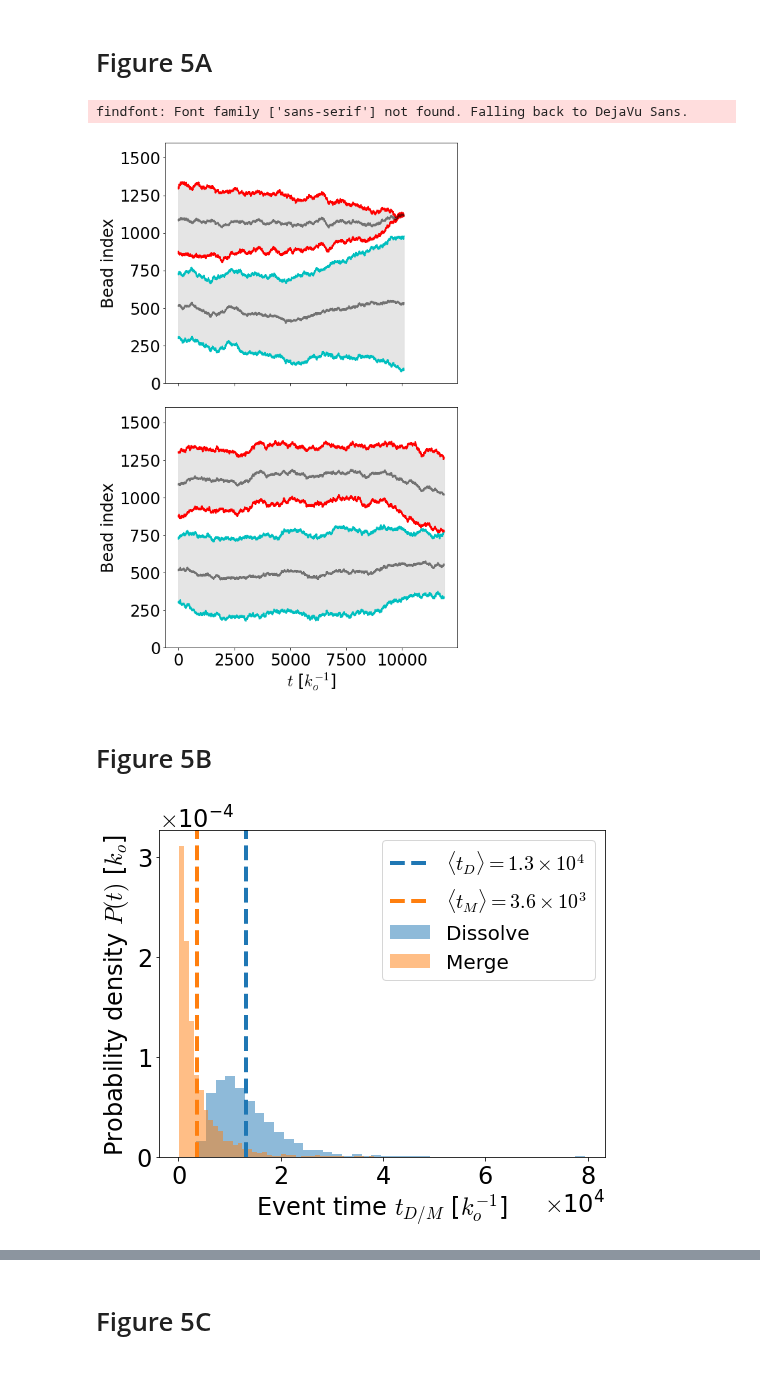
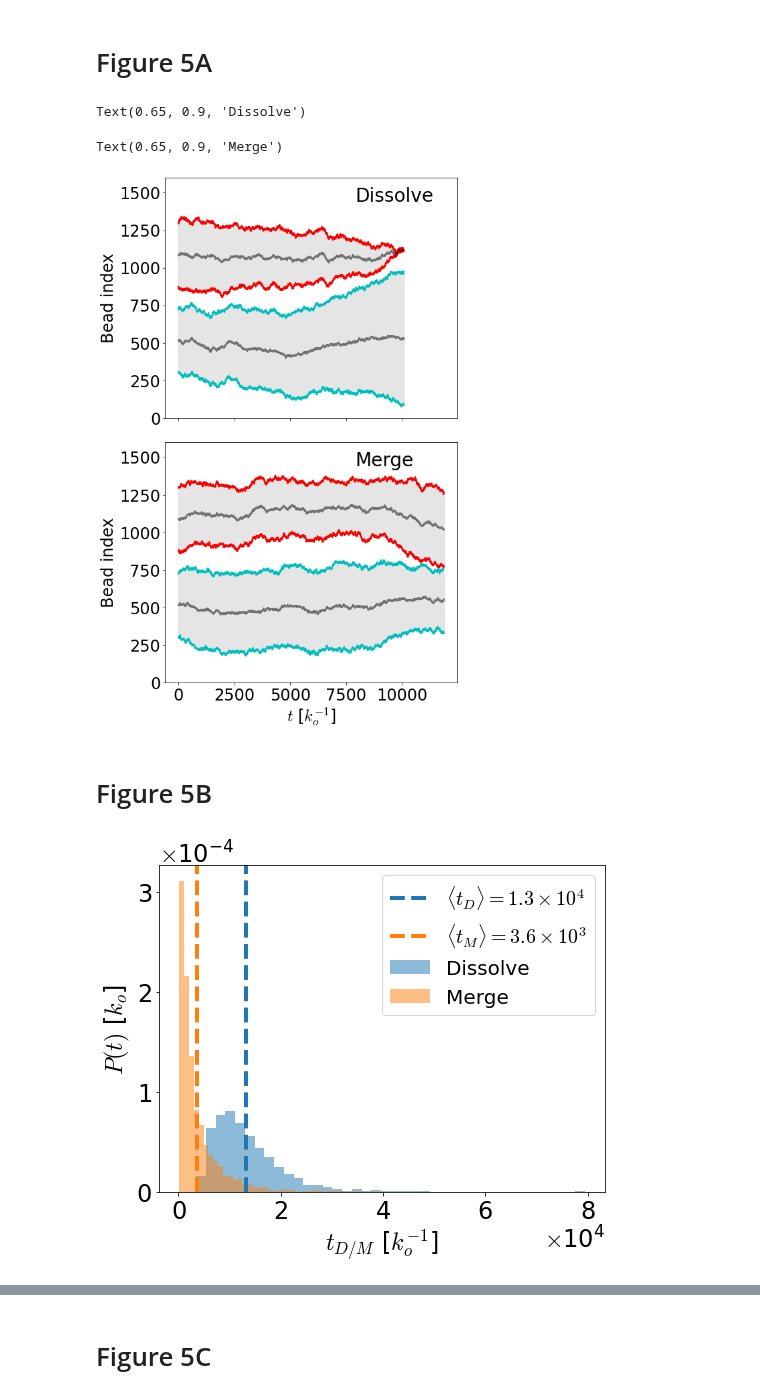
Before and after one commit to palladio11/aLENS_analysis, a Jupyter notebook: notebooks/chromatin_notebooks/Dyn_cond_figs/Figure5.ipynb, the cells around one changed output, grey strips where cells are left out. Saved outputs shown, nothing was run; the diff lists cells and outputs as text; code cells hidden in the pictures.

```diff
--- a/notebooks/chromatin_notebooks/Dyn_cond_figs/Figure5.ipynb
+++ b/notebooks/chromatin_notebooks/Dyn_cond_figs/Figure5.ipynb
@@ -121,11 +121,14 @@ with h5py.File(data_path, 'r+') as h5_data:
         _ = ax.set_ylim(0, 1600)
 
     _ = axarr[1].set_xlabel('$t$ [$k_o^{-1}$]')
+axarr[0].text(.65, .9, "Dissolve", transform=axarr[0].transAxes, fontsize=28)
+axarr[1].text(.65, .9, "Merge", transform=axarr[1].transAxes, fontsize=28)
 fig.tight_layout()
 fig.savefig('Figure5/Fig5A.png', dpi=300, bbox_inches='tight')
 # %% [output]
-findfont: Font family ['sans-serif'] not found. Falling back to DejaVu Sans.
+Text(0.65, 0.9, 'Dissolve')
+Text(0.65, 0.9, 'Merge')
-[figure, old version]
+[figure, new version]
 # %% [markdown]
 # Figure 5B
 # %%
@@ -137,36 +140,36 @@ def convert_e_to_x10n(text):
         coefficient, exponent = match.split('e')
         # Convert the number to 'x10^n' format
         x10n_format = rf"${coefficient}\times 10^{int(exponent)}$"
         # Replace the original number with the 'x10^n' format
         text = text.replace(match, x10n_format)
     return text
 data_path =  next(ceph_path.glob('minimal_cond_runs/24-05-17_Renger1600_lsep100_L5_nrun5000/*.h5'))
 fig, axarr = plt.subplots(1,1, figsize=(8,6), sharex=True)
 with h5py.File(data_path, 'r+') as h5_data:
     params = yaml.safe_load(h5_data.attrs['params'])
     dis_times = h5_data['dissolve_times'][...]
     merge_times = h5_data['merge_times'][...]
     _ = axarr.hist(dis_times, density=True, bins=40,
                      label='Dissolve',alpha=.5)
     _ = axarr.axvline(dis_times.mean(), color='tab:blue', linewidth=4, linestyle='--',
                         label=convert_e_to_x10n(rf'$\langle t_D \rangle = ${dis_times.mean():.2g}'))
     _ = axarr.hist(merge_times, density=True, bins=40,
                      label='Merge',alpha=.5)
     _ = axarr.axvline(merge_times.mean(), color='tab:orange', linewidth=4, linestyle='--',
                         label=convert_e_to_x10n(rf'$\langle t_M \rangle = ${merge_times.mean():.2g}'))
-    _ = axarr.set_xlabel('Event time $t_{D/M}$ [$k_o^{-1}$]')
-    _ = axarr.set_ylabel('Probability density $P(t)$ [$k_o$]')
+    _ = axarr.set_xlabel('$t_{D/M}$ [$k_o^{-1}$]')
+    _ = axarr.set_ylabel('$P(t)$ [$k_o$]')
 
 plt.gca().yaxis.set_major_formatter(plt.ScalarFormatter(useMathText=True))
 plt.gca().xaxis.set_major_formatter(plt.ScalarFormatter(useMathText=True))
 
 axarr.ticklabel_format(style='sci', axis='y', scilimits=(0,0))
 axarr.ticklabel_format(style='sci', axis='x', scilimits=(0,0))
 
 _ = axarr.legend()
 fig.savefig('Figure5/Fig5C.png', dpi=300, bbox_inches='tight')
 # %% [output]
-[figure, old version]
+[figure, new version]
 # %%
 def convert_e_to_x10n(text):
     # Find numbers in scientific notation
```
Also changed, not shown: parts of 2 cells of this notebook, 5 other files.
